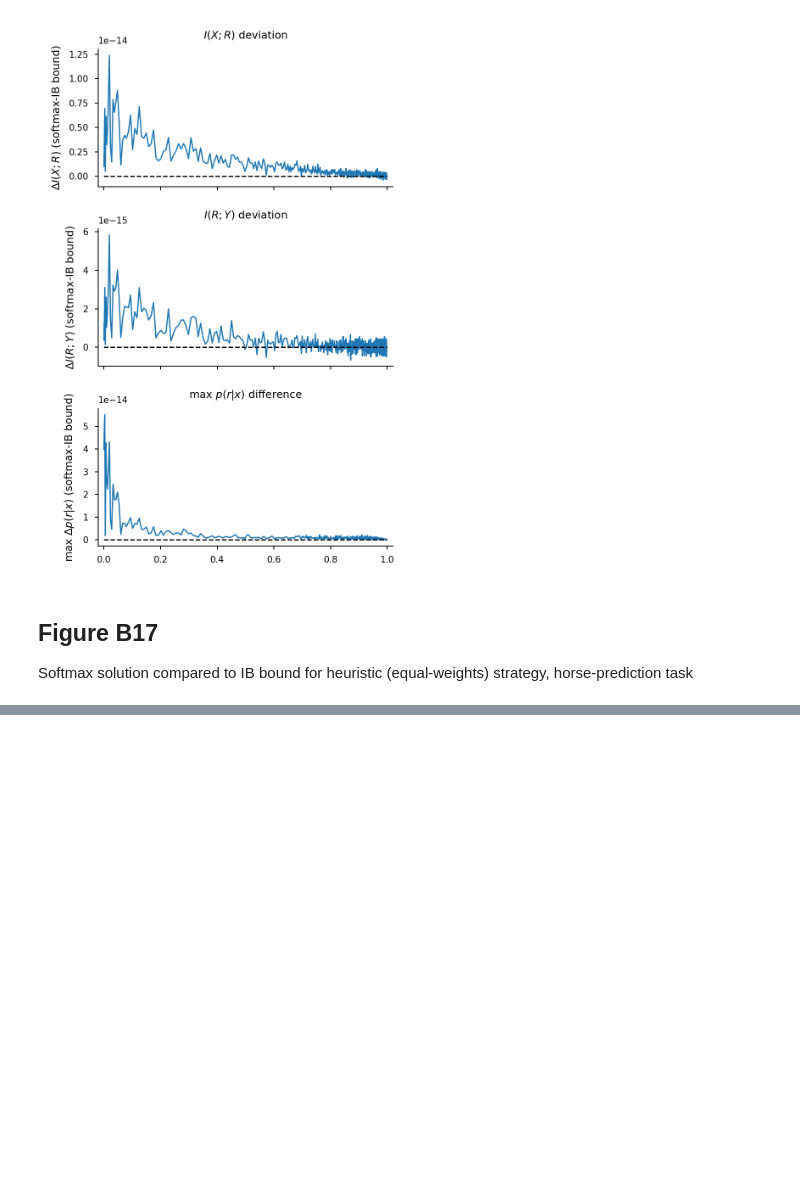
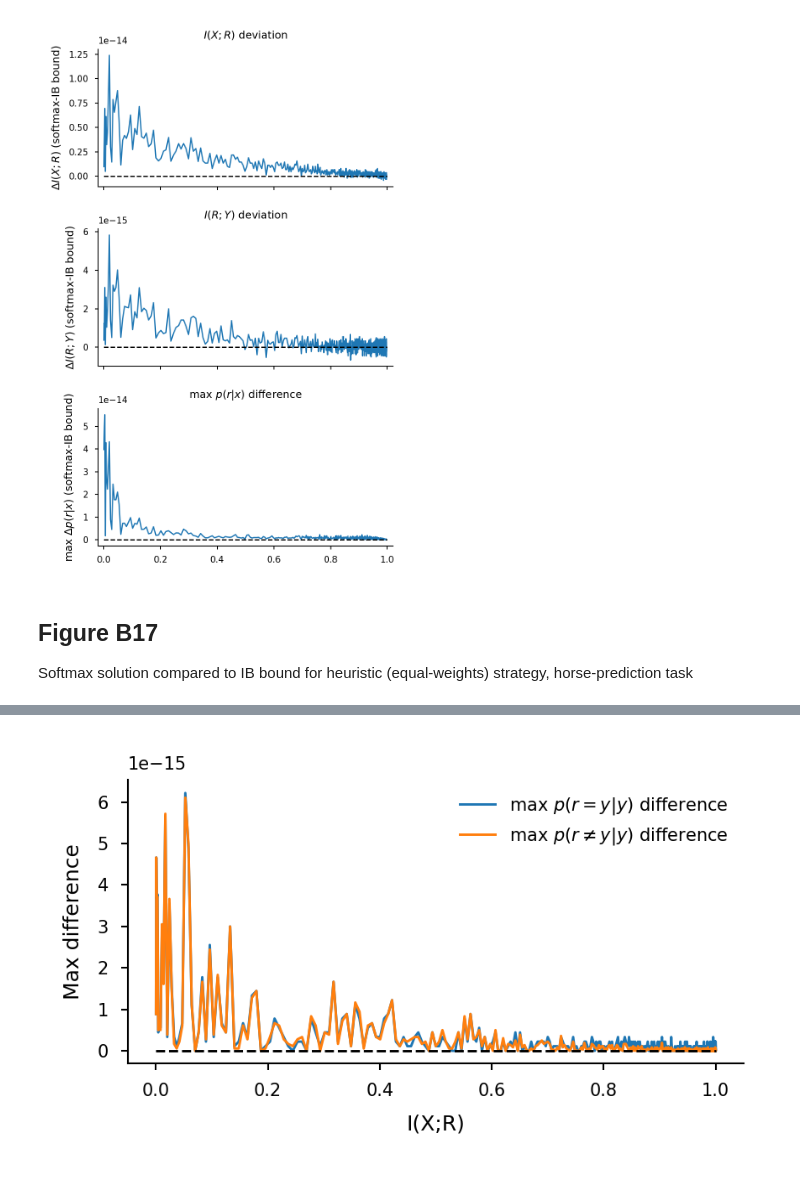
Before and after one commit to jacobaparker/human-inference-IB, a Jupyter notebook: mathappendix_analyses_figures.ipynb, the cells around one changed output, grey strips where cells are left out. Cells and saved outputs as stored; diff of their text form; code cells hidden in the pictures; blank space fills up the shorter version.

```diff
--- a/mathappendix_analyses_figures.ipynb
+++ b/mathappendix_analyses_figures.ipynb
@@ -132,6 +132,7 @@ def IB_bound_comparison_plot(softmax_curve, IB_bound):
 
 def softmax_soln_condition_check(IB_bound):
     N_y = IB_bound['p_R'].shape[2]
+    p_Y = np.ones((1,N_y))/N_y
     Hr_max = np.log2(N_y)
 
     IB_bound['p_R_mapped'] = np.zeros((len(IB_bound['beta']),1,N_y))
@@ -434,0 +384,5 @@ savefig(fig, 'FigureB17/horses_heuristic_IB-bound_comparison')
+# %%
+fig, axs = softmax_soln_condition_check(IB_bound_softmaxinit)
+savefig(fig, 'FigureB17/horses_heuristic_softmax_soln_condition_check')
+# %% [output]
+[figure, added]
```
Also changed, not shown: parts of 18 cells of this notebook, 14 other files.
